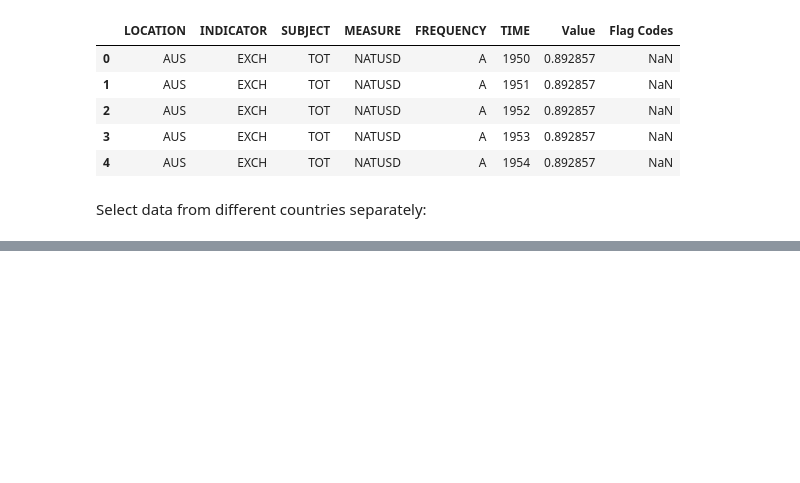
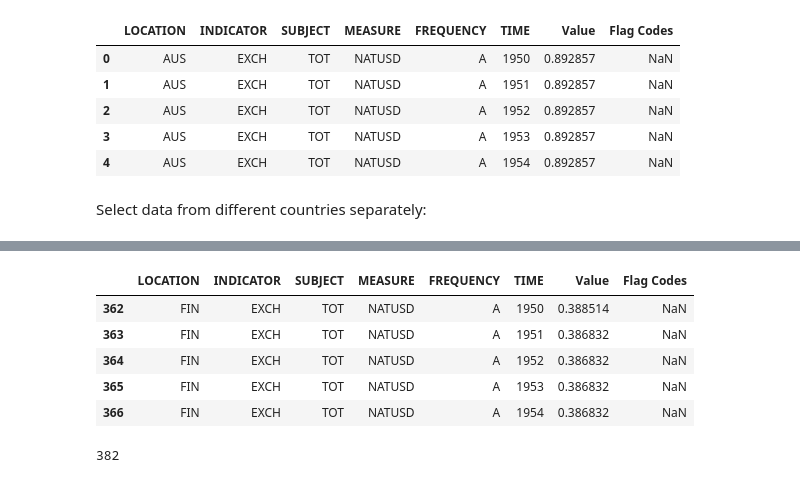
Before and after one commit to katilp/example-notebooks, a Jupyter notebook: Currencies (select, plot).ipynb, the cells around one changed output, grey strips where cells are left out. Saved outputs shown, nothing was run; the diff lists cells and outputs as text; code cells hidden in the pictures; blank space fills up the shorter version.

```diff
--- a/Currencies (select, plot).ipynb
+++ b/Currencies (select, plot).ipynb
@@ -32,0 +46,14 @@ plt.show()
+# %%
+data_fin.head()
+# %% [output]
+|  | LOCATION | INDICATOR | SUBJECT | MEASURE | FREQUENCY | TIME | Value | Flag Codes |
+| 362 | FIN | EXCH | TOT | NATUSD | A | 1950 | 0.388514 | NaN |
+| 363 | FIN | EXCH | TOT | NATUSD | A | 1951 | 0.386832 | NaN |
+| 364 | FIN | EXCH | TOT | NATUSD | A | 1952 | 0.386832 | NaN |
+| 365 | FIN | EXCH | TOT | NATUSD | A | 1953 | 0.386832 | NaN |
+| 366 | FIN | EXCH | TOT | NATUSD | A | 1954 | 0.386832 | NaN |
+# %%
+idx_fin = data_fin['Value'][data_fin['TIME']==ref_year].index.tolist()[0]
+idx_fin
+# %% [output]
+382
```
Also changed, not shown: parts of 11 cells of this notebook.
